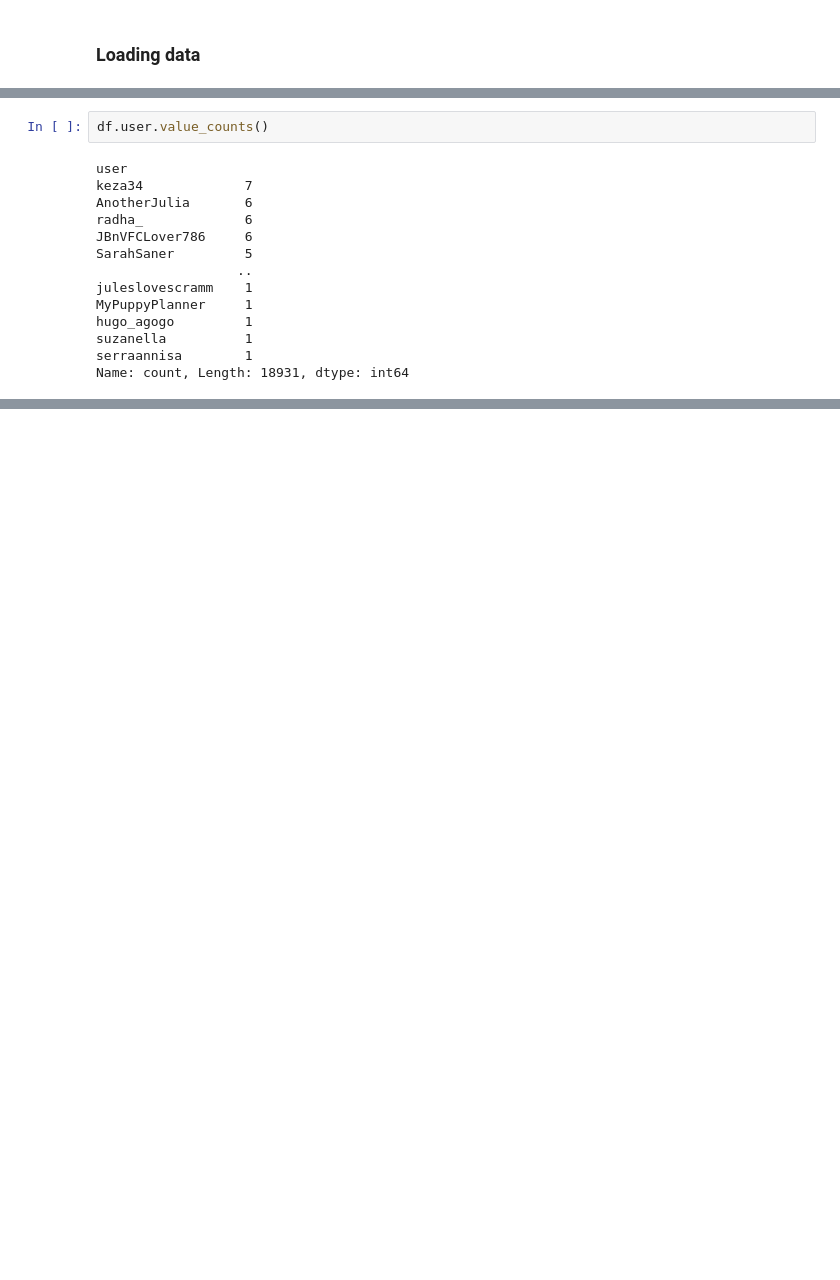
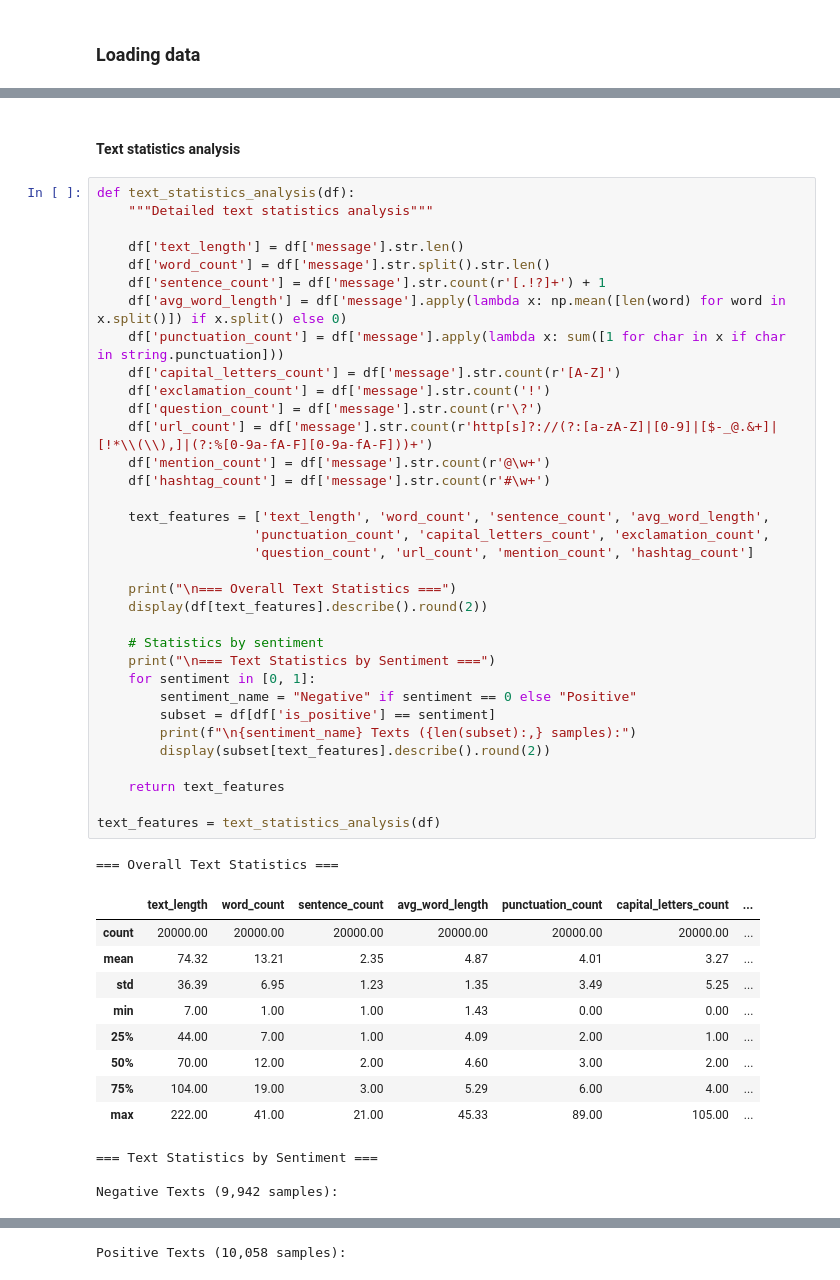
Before and after one commit to photoli93/nlp_twitter, a Jupyter notebook: notebooks/01_eda.ipynb, the cells around one changed output, grey strips where cells are left out. Cells and saved outputs as stored; diff of their text form; blank space fills up the shorter version.

```diff
--- a/notebooks/01_eda.ipynb
+++ b/notebooks/01_eda.ipynb
@@ -246,16 +137,50 @@ Sample duplicate texts:
-# %%
-df.user.value_counts()
-# %% [output]
-user
-keza34             7
-AnotherJulia       6
-radha_             6
-JBnVFCLover786     6
-SarahSaner         5
-                  ..
-juleslovescramm    1
-MyPuppyPlanner     1
-hugo_agogo         1
-suzanella          1
-serraannisa        1
-Name: count, Length: 18931, dtype: int64
+# %% [markdown]
+#### Text statistics analysis
+# %%
+def text_statistics_analysis(df):
+    """Detailed text statistics analysis"""
+
+    df['text_length'] = df['message'].str.len()
+    df['word_count'] = df['message'].str.split().str.len()
+    df['sentence_count'] = df['message'].str.count(r'[.!?]+') + 1
+    df['avg_word_length'] = df['message'].apply(lambda x: np.mean([len(word) for word in x.split()]) if x.split() else 0)
+    df['punctuation_count'] = df['message'].apply(lambda x: sum([1 for char in x if char in string.punctuation]))
+    df['capital_letters_count'] = df['message'].str.count(r'[A-Z]')
+    df['exclamation_count'] = df['message'].str.count('!')
+    df['question_count'] = df['message'].str.count(r'\?')
+    df['url_count'] = df['message'].str.count(r'http[s]?://(?:[a-zA-Z]|[0-9]|[$-_@.&+]|[!*\\(\\),]|(?:%[0-9a-fA-F][0-9a-fA-F]))+')
+    df['mention_count'] = df['message'].str.count(r'@\w+')
+    df['hashtag_count'] = df['message'].str.count(r'#\w+')
+
+    text_features = ['text_length', 'word_count', 'sentence_count', 'avg_word_length',
+                    'punctuation_count', 'capital_letters_count', 'exclamation_count',
+                    'question_count', 'url_count', 'mention_count', 'hashtag_count']
+
+    print("\n=== Overall Text Statistics ===")
+    display(df[text_features].describe().round(2))
+
+    # Statistics by sentiment
+    print("\n=== Text Statistics by Sentiment ===")
+    for sentiment in [0, 1]:
+        sentiment_name = "Negative" if sentiment == 0 else "Positive"
+        subset = df[df['is_positive'] == sentiment]
+        print(f"\n{sentiment_name} Texts ({len(subset):,} samples):")
+        display(subset[text_features].describe().round(2))
+
+    return text_features
+
+text_features = text_statistics_analysis(df)
+# %% [output]
+=== Overall Text Statistics ===
+|  | text_length | word_count | sentence_count | avg_word_length | punctuation_count | capital_letters_count | ... |
+| count | 20000.00 | 20000.00 | 20000.00 | 20000.00 | 20000.00 | 20000.00 | ... |
+| mean | 74.32 | 13.21 | 2.35 | 4.87 | 4.01 | 3.27 | ... |
+| std | 36.39 | 6.95 | 1.23 | 1.35 | 3.49 | 5.25 | ... |
+| min | 7.00 | 1.00 | 1.00 | 1.43 | 0.00 | 0.00 | ... |
+| 25% | 44.00 | 7.00 | 1.00 | 4.09 | 2.00 | 1.00 | ... |
+| 50% | 70.00 | 12.00 | 2.00 | 4.60 | 3.00 | 2.00 | ... |
+| 75% | 104.00 | 19.00 | 3.00 | 5.29 | 6.00 | 4.00 | ... |
+| max | 222.00 | 41.00 | 21.00 | 45.33 | 89.00 | 105.00 | ... |
+=== Text Statistics by Sentiment ===
+
+Negative Texts (9,942 samples):
@@ -261,0 +196 @@ Name: count, Length: 18931, dtype: int64
+Positive Texts (10,058 samples):
```
Also changed, not shown: parts of 16 cells of this notebook.
